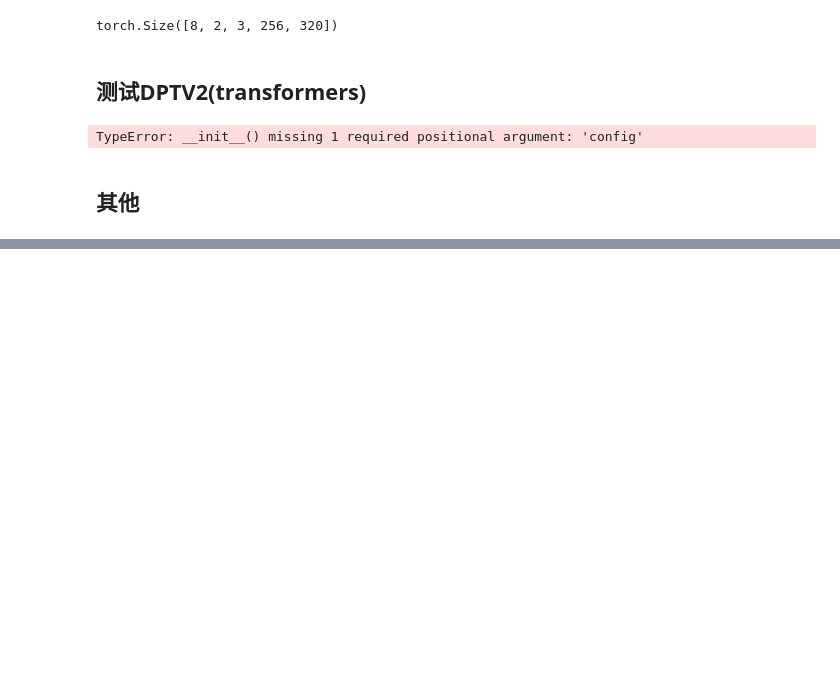
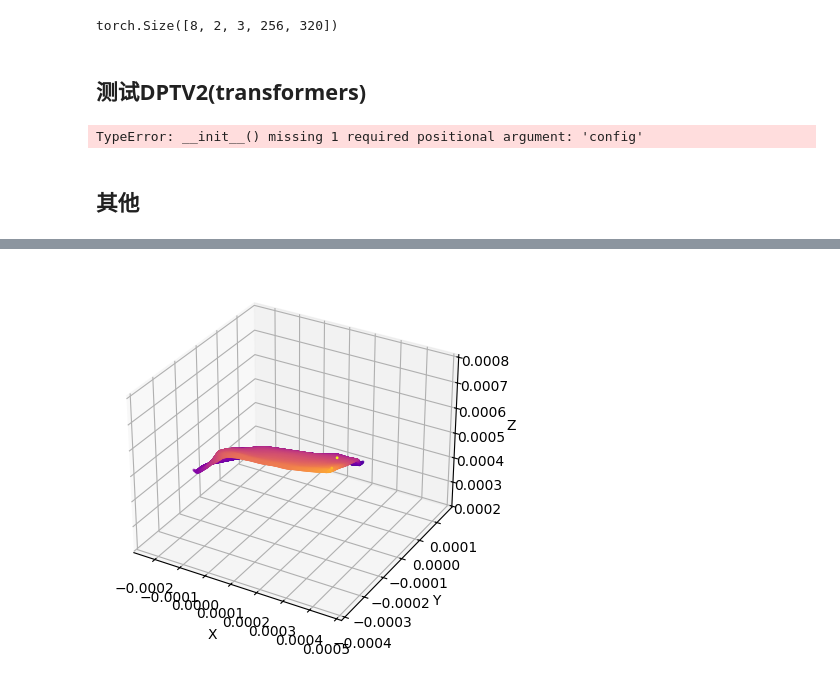
Before and after one commit to Leonardo-Zhou/my-est-v6, a Jupyter notebook: test.ipynb, the cells around one changed output, grey strips where cells are left out. Drawn from its saved outputs; the diff is of its cells as text; code cells hidden in the pictures; blank space fills up the shorter version.

```diff
--- a/test.ipynb
+++ b/test.ipynb
@@ -146,0 +347,25 @@ torch.Size([1, 1, 3, 3])
+# %%
+pc = rearrange(points, "B C H W -> B H W C", H=256, W=320)
+pc = pc[0]
+# %%
+import torch
+import matplotlib.pyplot as plt
+import numpy as np
+from mpl_toolkits.mplot3d import Axes3D   # noqa: F401  仅注册 3D 投影
+
+pts = pc.detach().cpu().numpy()
+H, W, _ = pts.shape
+xyz = pts.reshape(-1, 3)
+
+fig = plt.figure()
+ax = fig.add_subplot(111, projection='3d')
+# 用 z 值着色
+z = xyz[:, 2]
+ax.scatter(xyz[:, 0], xyz[:, 1], xyz[:, 2],
+           c=z, s=1, cmap='plasma')
+ax.set_xlabel('X')
+ax.set_ylabel('Y')
+ax.set_zlabel('Z')
+plt.show()
+# %% [output]
+[figure, added]
```
Also changed, not shown: parts of 14 cells of this notebook, 16 other files.
